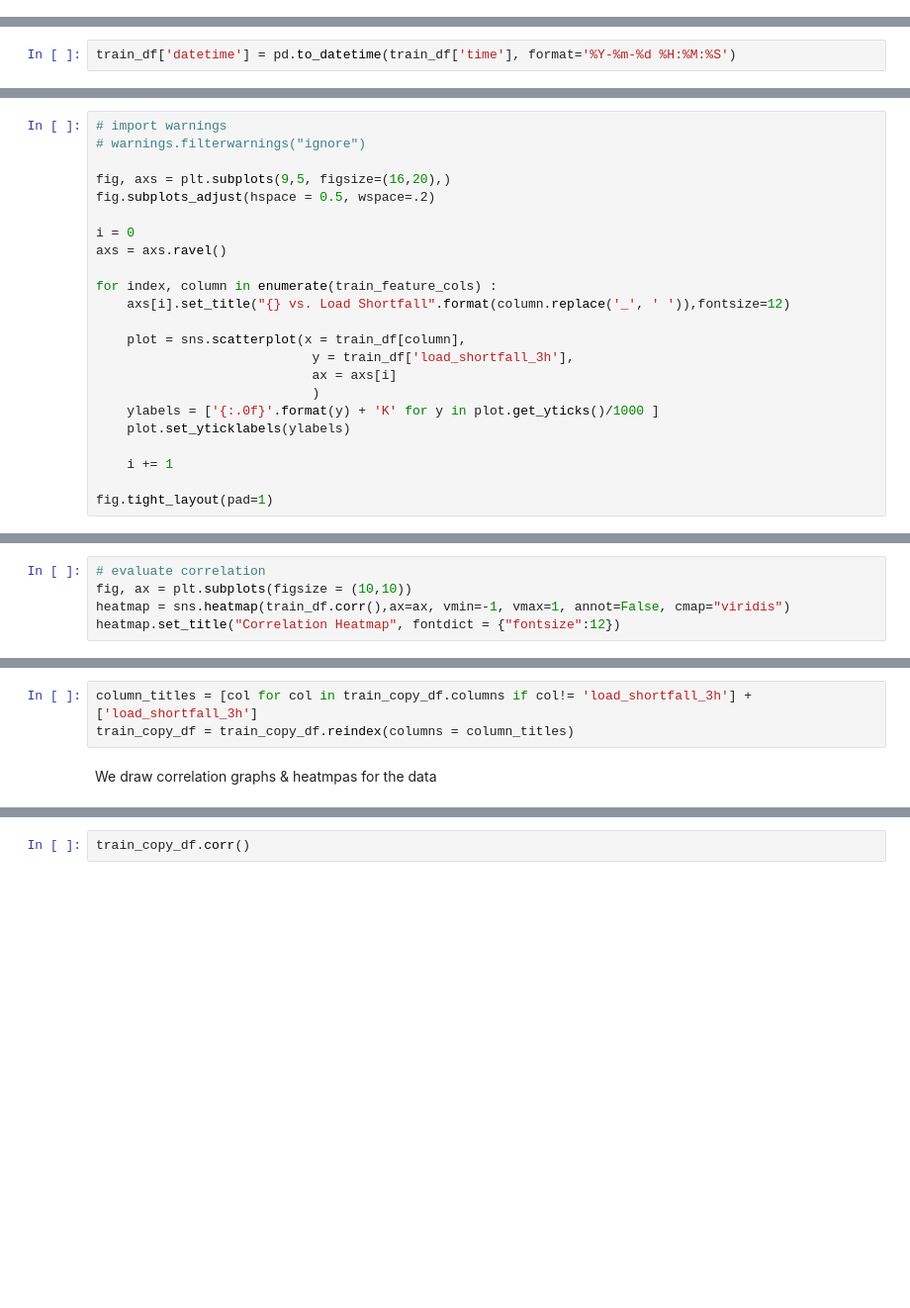
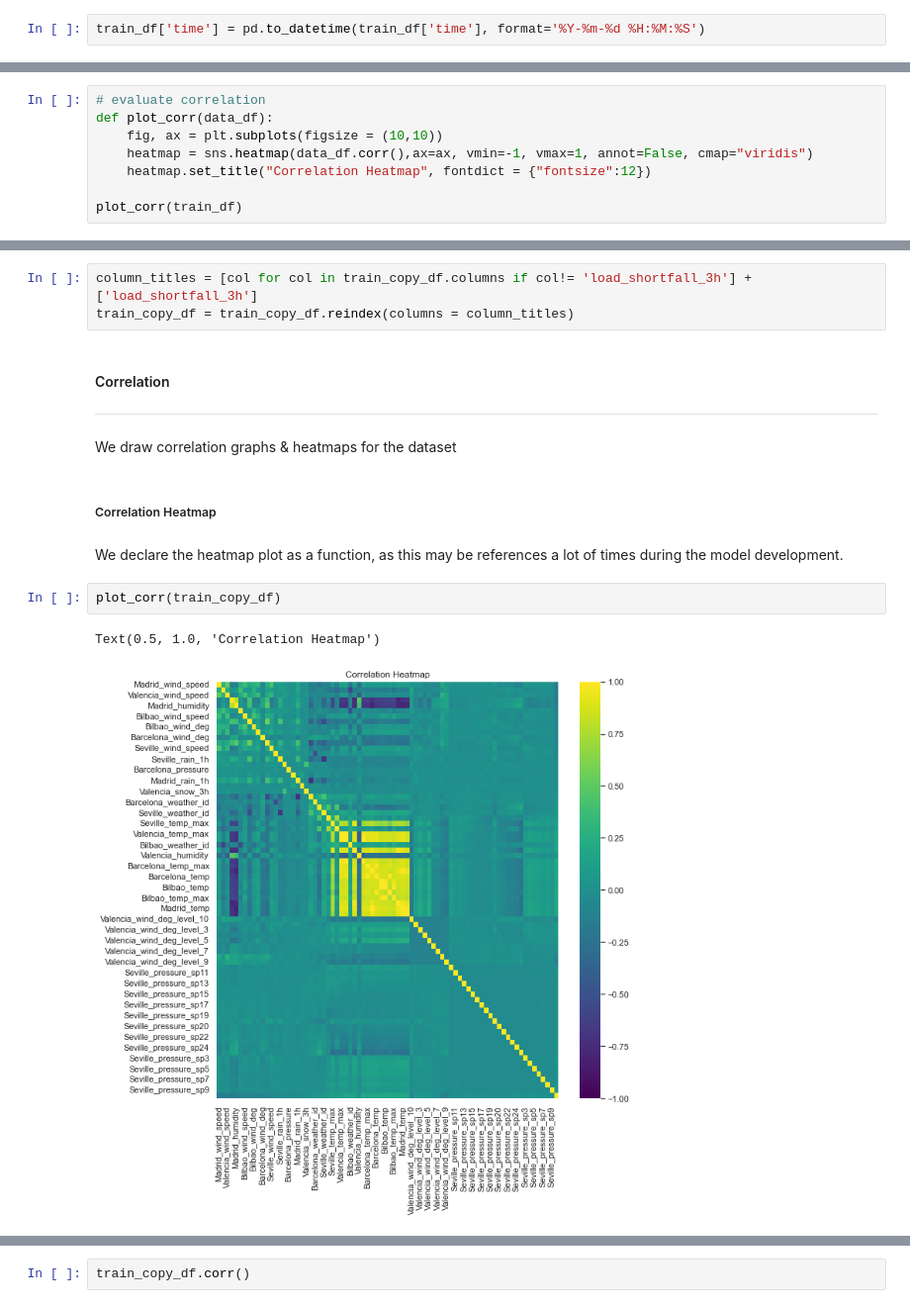
Before and after one commit to KenCBonyo/2110ACDS_ND5, a Jupyter notebook: 2110ACDS_ND5_v0.1.ipynb, the cells around one changed output, grey strips where cells are left out. Shown at 99% size. Cells and saved outputs as stored; diff of their text form; blank space fills up the shorter version.

```diff
--- a/2110ACDS_ND5_v0.1.ipynb
+++ b/2110ACDS_ND5_v0.1.ipynb
@@ -184,0 +200,2 @@ From the data it is noticeable that some of the weather attributes have differen
+# %%
+train_df['time'] = pd.to_datetime(train_df['time'], format='%Y-%m-%d %H:%M:%S')
@@ -415,5 +443,3 @@ Converting the datetime column to applicable format
-# %%
-train_df['datetime'] = pd.to_datetime(train_df['time'], format='%Y-%m-%d %H:%M:%S')
 # %%
 #plot the time line graph
 fig,ax = plt.subplots(figsize = (20, 5))
@@ -497,23 +498,0 @@ fig.show()
-# %%
-# import warnings
-# warnings.filterwarnings("ignore")
-
-fig, axs = plt.subplots(9,5, figsize=(16,20),)
-fig.subplots_adjust(hspace = 0.5, wspace=.2)
-
-i = 0
-axs = axs.ravel()
-
-for index, column in enumerate(train_feature_cols) :
-    axs[i].set_title("{} vs. Load Shortfall".format(column.replace('_', ' ')),fontsize=12)
-
-    plot = sns.scatterplot(x = train_df[column],
-                            y = train_df['load_shortfall_3h'],
-                            ax = axs[i]
-                            )
-    ylabels = ['{:.0f}'.format(y) + 'K' for y in plot.get_yticks()/1000 ]
-    plot.set_yticklabels(ylabels)
-
-    i += 1
-
-fig.tight_layout(pad=1)
@@ -520,6 +503,9 @@ fig.tight_layout(pad=1)
 # %%
 # evaluate correlation
-fig, ax = plt.subplots(figsize = (10,10))
-heatmap = sns.heatmap(train_df.corr(),ax=ax, vmin=-1, vmax=1, annot=False, cmap="viridis")
-heatmap.set_title("Correlation Heatmap", fontdict = {"fontsize":12})
+def plot_corr(data_df):
+    fig, ax = plt.subplots(figsize = (10,10))
+    heatmap = sns.heatmap(data_df.corr(),ax=ax, vmin=-1, vmax=1, annot=False, cmap="viridis")
+    heatmap.set_title("Correlation Heatmap", fontdict = {"fontsize":12})
+
+plot_corr(train_df)
 # %% [output]
@@ -572,5 +584,18 @@ We reorder the columns so that dependent variable is the last column in the data
 # %%
 column_titles = [col for col in train_copy_df.columns if col!= 'load_shortfall_3h'] + ['load_shortfall_3h']
 train_copy_df = train_copy_df.reindex(columns = column_titles)
+# %% [markdown]
+#### Correlation
+
+---
 # %% [markdown]
-We draw correlation graphs & heatmpas for the data
+We draw correlation graphs & heatmaps for the dataset
+# %% [markdown]
+##### Correlation Heatmap
+# %% [markdown]
+We declare the heatmap plot as a function, as this may be references a lot of times during the model development.
+# %%
+plot_corr(train_copy_df)
+# %% [output]
+Text(0.5, 1.0, 'Correlation Heatmap')
+[figure, added]
```
Also changed, not shown: parts of 124 cells of this notebook, 7 other files.
